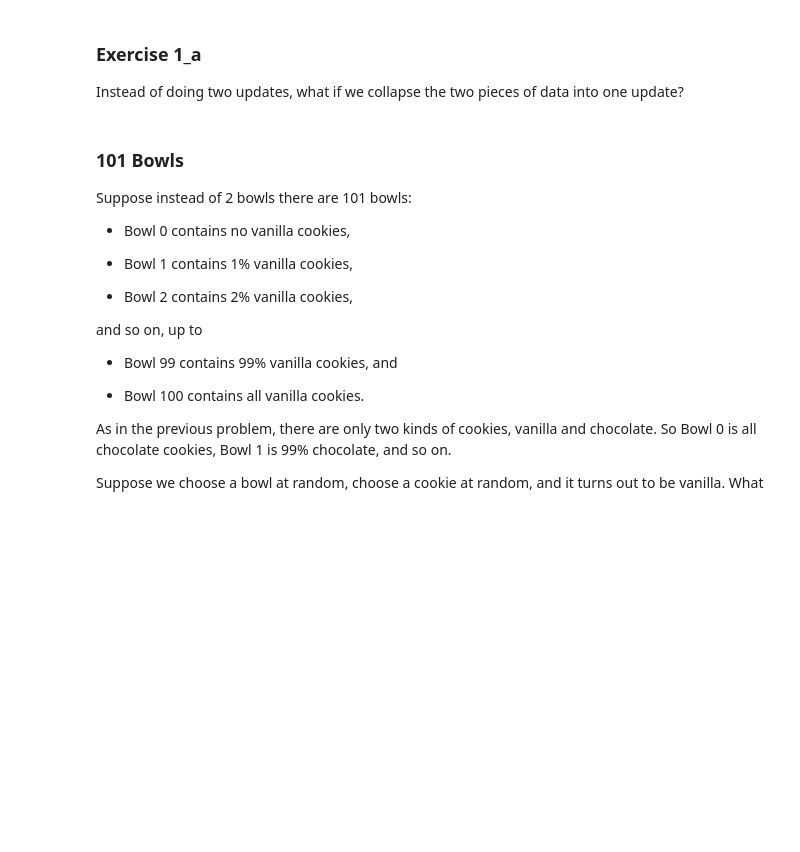
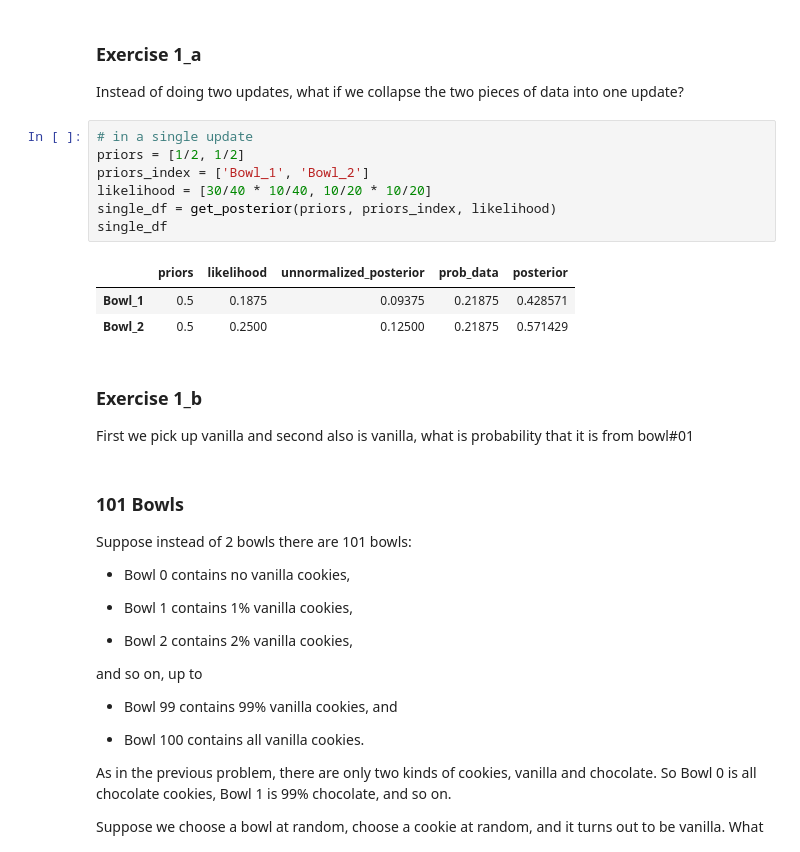
Before and after one commit to arjunjanamatti/open_cv_from_freecodecamp, a Jupyter notebook: bayesian_made_simple/cookie_01.ipynb, the cells around one changed output. Drawn from its saved outputs; the diff is of its cells as text; blank space fills up the shorter version.

Commit message:
both times vanilla in a single update

```diff
--- a/bayesian_made_simple/cookie_01.ipynb
+++ b/bayesian_made_simple/cookie_01.ipynb
@@ -75,6 +72,21 @@ updated_df
 # %% [markdown]
 ### Exercise 1_a
 Instead of doing two updates, what if we collapse the two pieces of data into one update?
+# %%
+# in a single update
+priors = [1/2, 1/2]
+priors_index = ['Bowl_1', 'Bowl_2']
+likelihood = [30/40 * 10/40, 10/20 * 10/20]
+single_df = get_posterior(priors, priors_index, likelihood)
+single_df
+# %% [output]
+|  | priors | likelihood | unnormalized_posterior | prob_data | posterior |
+| Bowl_1 | 0.5 | 0.1875 | 0.09375 | 0.21875 | 0.428571 |
+| Bowl_2 | 0.5 | 0.2500 | 0.12500 | 0.21875 | 0.571429 |
+# %% [markdown]
+### Exercise 1_b
+
+First we pick up vanilla and second also is vanilla, what is probability that it is from bowl#01
 # %% [markdown]
 ### 101 Bowls
 
```
Also changed, not shown: parts of 1 cell of this notebook.
